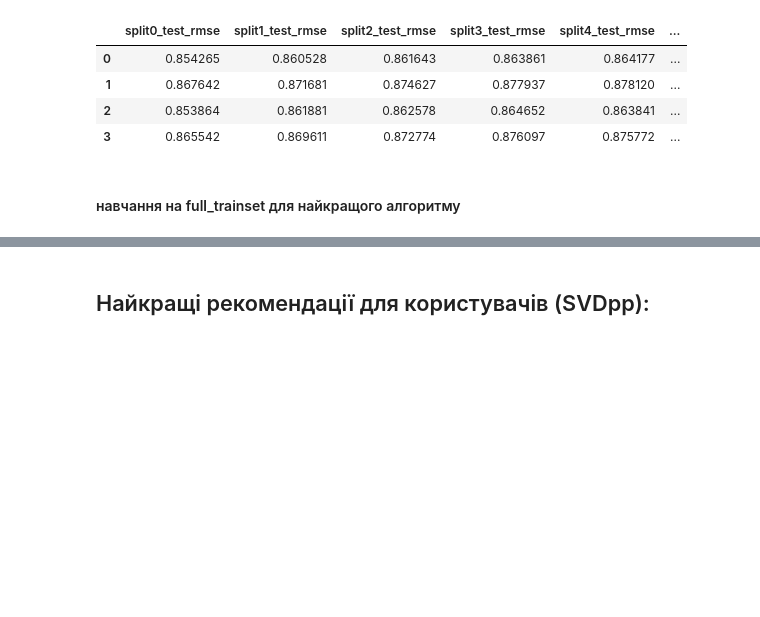
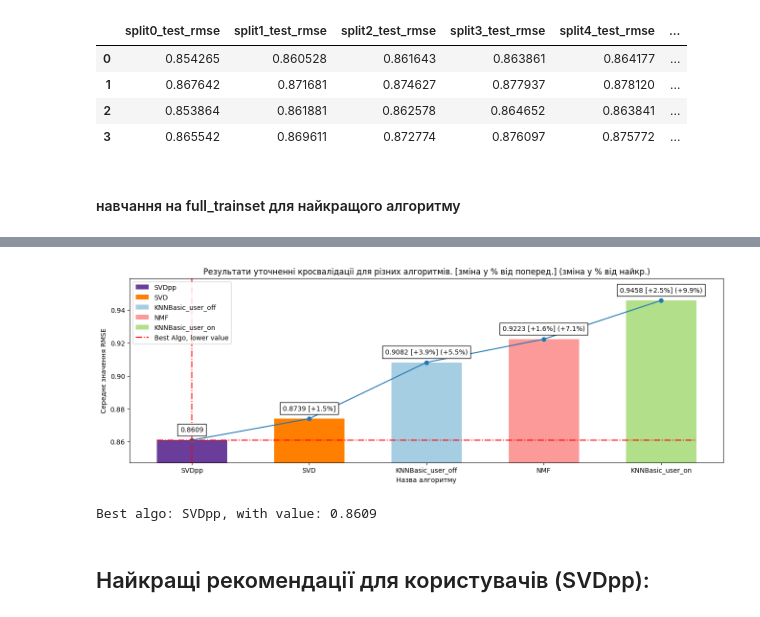
Before and after one commit to lexxai/goit_python_ds_hw_07, a Jupyter notebook: goit_python_ds_hw_07.ipynb, the cells around one changed output, grey strips where cells are left out. Drawn from its saved outputs; the diff is of its cells as text; code cells hidden in the pictures; blank space fills up the shorter version.

```diff
--- a/goit_python_ds_hw_07.ipynb
+++ b/goit_python_ds_hw_07.ipynb
@@ -590,3 +594,12 @@ algo = gs.best_estimator["rmse"]
+# %%
+algo_cv[algo.__class__.__name__]=(gs.best_score["rmse"],0,0)
+# %%
+column = 0
+algo_cv_s_rmse = dict(sorted(algo_cv.items(), key=lambda x: x[1][column]))
+plot_algo(algo_cv_s_rmse, "уточненні кросвалідації", "Середнє значення RMSE", column=column)
+# %% [output]
+[figure, added]
+Best algo: SVDpp, with value: 0.8609
 # %% [markdown]
 ## Найкращі рекомендації для користувачів (SVDpp):
 # %%
```
Also changed, not shown: parts of 1 cell of this notebook.
